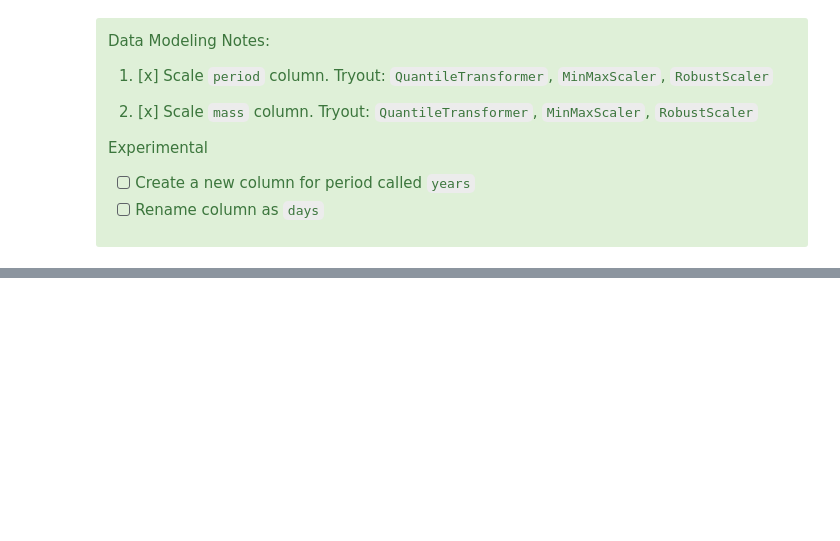
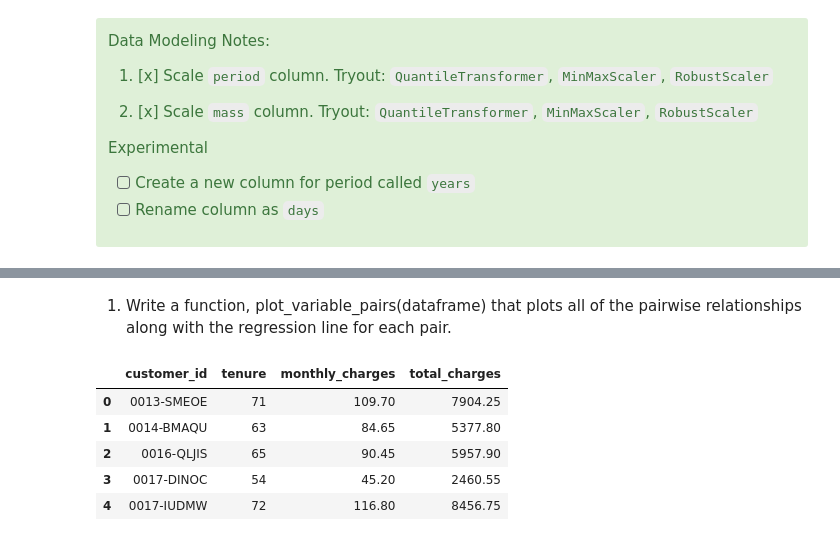
Before and after one commit to Promeos/regression-exercises, a Jupyter notebook: exploration-visualization.ipynb, the cells around one changed output, grey strips where cells are left out. Saved outputs shown, nothing was run; the diff lists cells and outputs as text; code cells hidden in the pictures; blank space fills up the shorter version.

```diff
--- a/exploration-visualization.ipynb
+++ b/exploration-visualization.ipynb
@@ -379,0 +393,11 @@ Experimental
+# %% [markdown]
+1. Write a function, plot_variable_pairs(dataframe) that plots all of the pairwise relationships along with the regression line for each pair.
+# %%
+df.head()
+# %% [output]
+|  | customer_id | tenure | monthly_charges | total_charges |
+| 0 | 0013-SMEOE | 71 | 109.70 | 7904.25 |
+| 1 | 0014-BMAQU | 63 | 84.65 | 5377.80 |
+| 2 | 0016-QLJIS | 65 | 90.45 | 5957.90 |
+| 3 | 0017-DINOC | 54 | 45.20 | 2460.55 |
+| 4 | 0017-IUDMW | 72 | 116.80 | 8456.75 |
```
Also changed, not shown: parts of 8 cells of this notebook.
